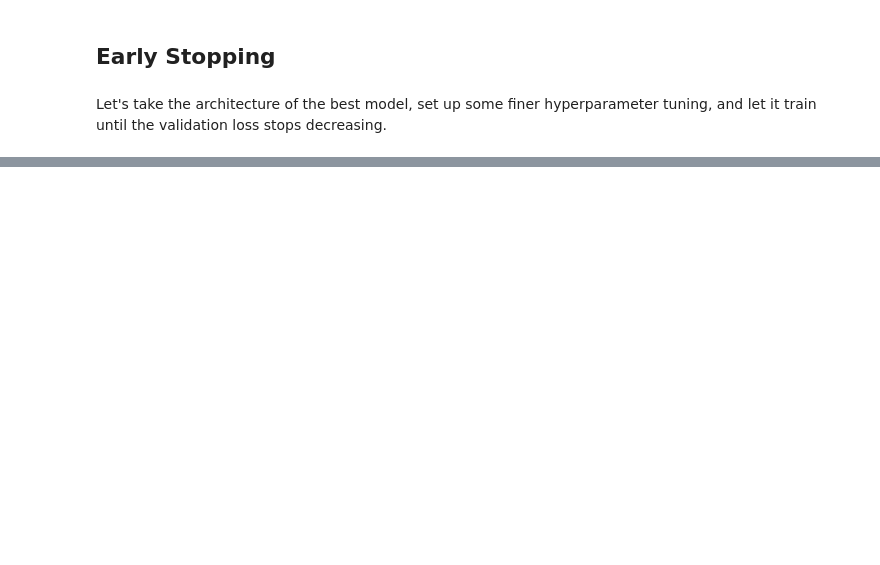
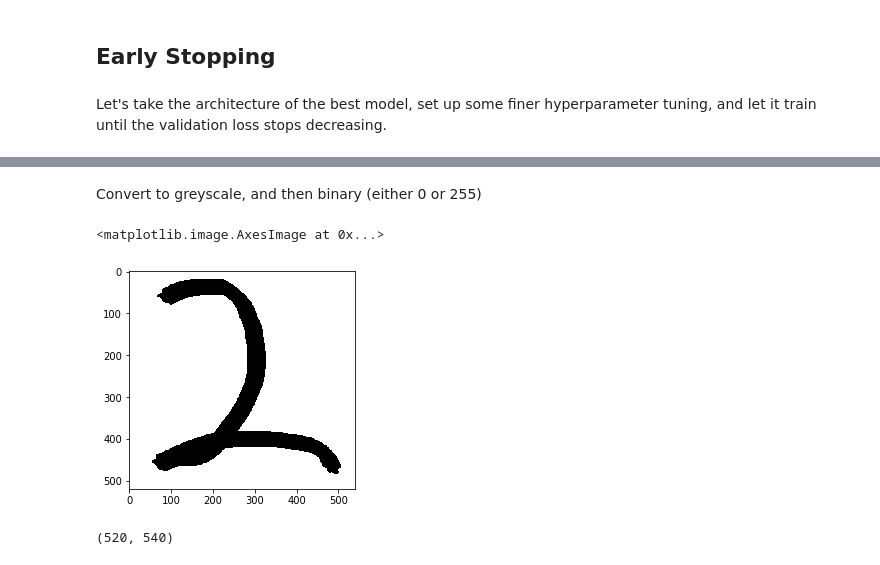
Before and after one commit to Brennan11/MNIST-Classification, a Jupyter notebook: mnist.ipynb, the cells around one changed output, grey strips where cells are left out. Drawn from its saved outputs; the diff is of its cells as text; code cells hidden in the pictures; blank space fills up the shorter version.

```diff
--- a/mnist.ipynb
+++ b/mnist.ipynb
@@ -669,0 +732,13 @@ errors = list(np.where((ypred4 == ytest) == False)[0])
+# %% [markdown]
+Convert to greyscale, and then binary (either 0 or 255)
+# %%
+n2 = cv2.cvtColor(n2, cv2.COLOR_BGR2GRAY)
+_, n2r = cv2.threshold(n2, 200, 255, cv2.THRESH_BINARY)
+plt.imshow(n2r, cmap="gray")
+# %% [output]
+<matplotlib.image.AxesImage at 0x...>
+[figure, added]
+# %%
+n2r.shape
+# %% [output]
+(520, 540)
```
Also changed, not shown: parts of 45 cells of this notebook.
